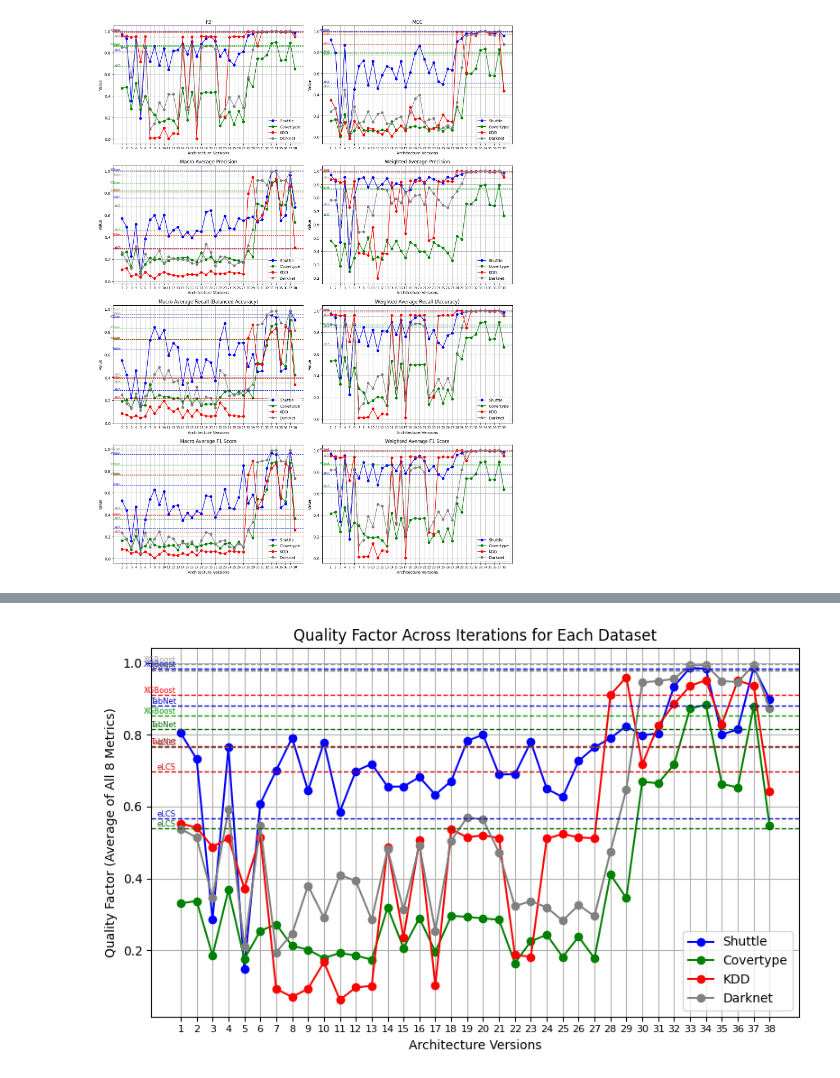
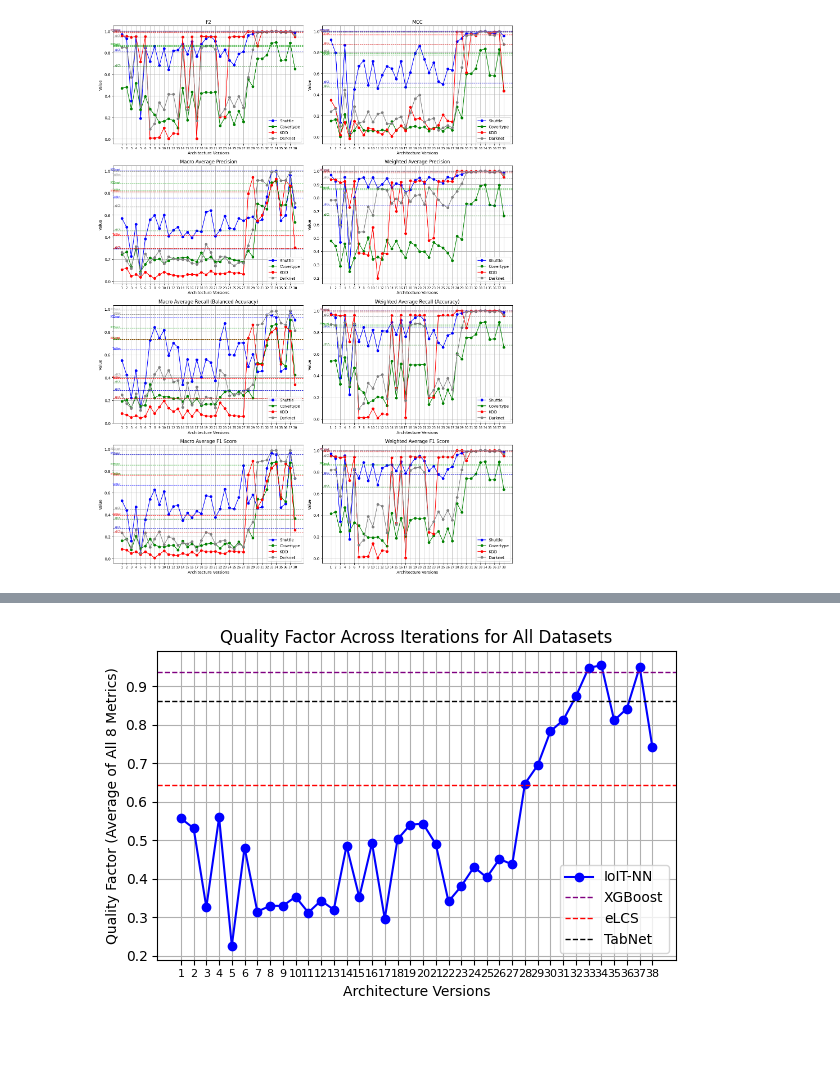
Before and after one commit to sharpenedkey/ma-neural-nets, a Jupyter notebook: _plots.ipynb, the cells around one changed output, grey strips where cells are left out. Cells and saved outputs as stored; diff of their text form; code cells hidden in the pictures; blank space fills up the shorter version.

```diff
--- a/_plots.ipynb
+++ b/_plots.ipynb
@@ -258,78 +312,66 @@ plt.show()
 # %%
-# Calculate the Goodness Factor for each dataset and iteration
+# Calculate the Goodness Factor for each iteration
 # Ensure that all metrics are included in the average only if they have valid data
 iterations = np.array(selected_iterations)
 plot_iters = [str(i) for i in iterations]
-goodness_factors = {dataset: [] for dataset in datasets}
+goodness_factor = []
 
-for dataset in datasets:
-    for iteration in iterations:
-        metric_values = []
-        for metric in metric_names:
-            if metric in metrics:
+for iteration in iterations:
+    metric_values = []
+    for metric in metric_names:
+        if metric in metrics:
+            for dataset in datasets:
                 try:
                     metric_values.append(metrics[metric][dataset][iteration - 1])
                 except (IndexError, KeyError):
-                    # Skip if data for this metric/iteration is not available
+                    # Skip if data for this metric/dataset/iteration is not available
                     pass
-        if metric_values:
-            goodness_factors[dataset].append(np.mean(metric_values))
-        else:
-            goodness_factors[dataset].append(None)
+    if metric_values:
+        goodness_factor.append(np.mean(metric_values))
+    else:
+        goodness_factor.append(None)
 
-# Plot the Goodness Factor for each dataset
-plt.figure(figsize=(8, 5))
-
-for dataset, values in goodness_factors.items():
-    plt.plot(plot_iters, values, label=f'{dataset}', marker='o', color=dataset_colors[dataset])
+# Plot the Goodness Factor
+plt.figure(figsize=(6, 4))
+plt.plot(plot_iters, goodness_factor, label='IoIT-NN', marker='o', color='blue')
 
 # Add horizontal dashed lines for XGBoost and eLCS Goodness Factors if data is available
 if comparison_values:
-    for dataset in datasets:
-        xgboost_avg = []
-        elcs_avg = []
-        tabnet_avg = []
-        for metric in metric_names:
-            if metric in comparison_values:
-                xgboost_value = comparison_values[metric]["XGBoost"].get(dataset, np.nan)
-                elcs_value = comparison_values[metric]["eLCS"].get(dataset, np.nan)
-                tabnet_value = comparison_values[metric]["TabNet"].get(dataset, np.nan)
+    xgboost_avg = []
+    elcs_avg = []
+    tabnet_avg = []
+    for metric in metric_names:
+        if metric in comparison_values:
+            xgboost_values = [comparison_values[metric]["XGBoost"].get(dataset, np.nan) for dataset in datasets]
+            elcs_values = [comparison_values[metric]["eLCS"].get(dataset, np.nan) for dataset in datasets]
+            tabnet_values = [comparison_values[metric]["TabNet"].get(dataset, np.nan) for dataset in datasets]
 
-                if not np.isnan(xgboost_value):
-                    xgboost_avg.append(xgboost_value)
-                if not np.isnan(elcs_value):
-                    elcs_avg.append(elcs_value)
-                if not np.isnan(tabnet_value):
-                    tabnet_avg.append(tabnet_value)
+            xgboost_avg.append(np.nanmean(xgboost_values))
+            elcs_avg.append(np.nanmean(elcs_values))
+            tabnet_avg.append(np.nanmean(tabnet_values))
 
-        if xgboost_avg:
-            xgboost_goodness = np.nanmean(xgboost_avg)
-            dashed_color = adjust_brightness(dataset_colors[dataset], 1.2)  # Slightly brighter
-            plt.axhline(y=xgboost_goodness, color=dashed_color, linestyle='--', linewidth=1)
-            plt.text(int(plot_iters[0]) - 1.3, xgboost_goodness, 'XGBoost', color=dashed_color, fontsize=6, va='bottom', ha='right')
+    if xgboost_avg:
+        xgboost_goodness = np.nanmean(xgboost_avg)
+        plt.axhline(y=xgboost_goodness, color='purple', linestyle='--', linewidth=1, label='XGBoost')
 
-        if elcs_avg:
-            elcs_goodness = np.nanmean(elcs_avg)
-            dashed_color = adjust_brightness(dataset_colors[dataset], 0.8)  # Slightly darker
-            plt.axhline(y=elcs_goodness, color=dashed_color, linestyle='--', linewidth=1)
-            plt.text(int(plot_iters[0]) - 1.3, elcs_goodness, 'eLCS', color=dashed_color, fontsize=6, va='bottom', ha='right')
+    if elcs_avg:
+        elcs_goodness = np.nanmean(elcs_avg)
+        plt.axhline(y=elcs_goodness, color='red', linestyle='--', linewidth=1, label='eLCS')
 
-        if tabnet_avg:
-            tabnet_goodness = np.nanmean(tabnet_avg)
-            dashed_color = adjust_brightness(dataset_colors[dataset], 0.8)  # Slightly darker
-            plt.axhline(y=tabnet_goodness, color=dashed_color, linestyle='--', linewidth=1)
-            plt.text(int(plot_iters[0]) - 1.3, tabnet_goodness, 'TabNet', color=dashed_color, fontsize=6, va='bottom', ha='right')
+    if tabnet_avg:
+        tabnet_goodness = np.nanmean(tabnet_avg)
+        plt.axhline(y=tabnet_goodness, color='black', linestyle='--', linewidth=1, label='TabNet')
 
 # Add titles and labels
-plt.title('Quality Factor Across Iterations for Each Dataset')
+plt.title('Quality Factor Across Iterations for All Datasets')
 plt.xlabel('Architecture Versions')
 plt.xticks(fontsize=8)
 plt.ylabel('Quality Factor (Average of All 8 Metrics)')
 plt.legend()
 plt.grid(True)
 
 # Show the plot
 plt.tight_layout()
 plt.show()
 # %% [output]
-[figure, old version]
+[figure, new version]
```
Also changed, not shown: parts of 2 cells of this notebook, 4 other files.
